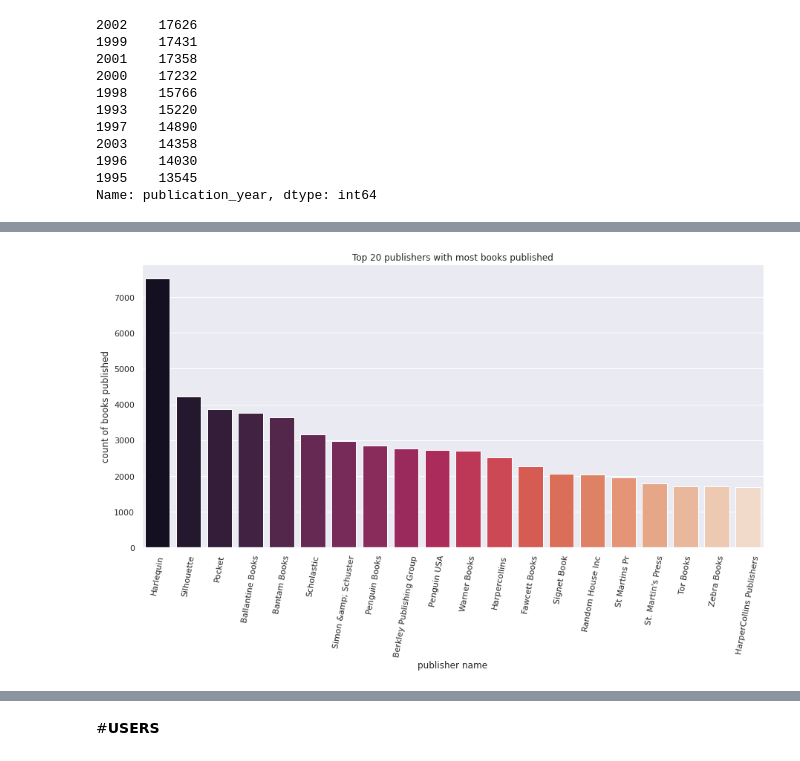
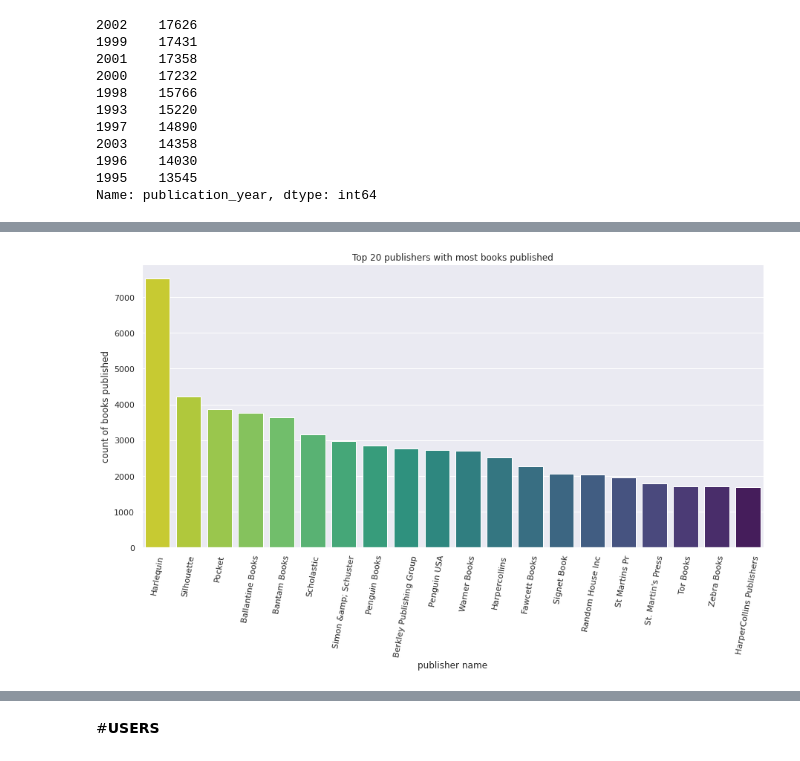
Before and after one commit to skaty5678/Book-recommendation-system, a Jupyter notebook: Book_Recommendation_System_SANJEEV_KUMAR_THAKUR.ipynb, the cells around one changed output, grey strips where cells are left out. Drawn from its saved outputs; the diff is of its cells as text; code cells hidden in the pictures.

```diff
--- a/Book_Recommendation_System_SANJEEV_KUMAR_THAKUR.ipynb
+++ b/Book_Recommendation_System_SANJEEV_KUMAR_THAKUR.ipynb
@@ -216,8 +193,9 @@ Name: publisher, dtype: int64
 # %%
 plt.subplots(figsize=(15,7))
 sns.set_theme(style="darkgrid",context = 'notebook')
-sns.barplot(x = books['publisher'].value_counts()[:20].index,y = books['publisher'].value_counts()[:20].values,palette = 'rocket').set(title = 'Top 20 publishers with most books published',xlabel = 'publisher name',ylabel = 'count of books published')
+sns.barplot(x = books['publisher'].value_counts()[:20].index,y = books['publisher'].value_counts()[:20].values,
+            palette = 'viridis_r').set(title = 'Top 20 publishers with most books published',xlabel = 'publisher name',ylabel = 'count of books published')
 plt.xticks(rotation = 80)
 plt.show()
 # %% [output]
-[figure, old version]
+[figure, new version]
```
Also changed, not shown: parts of 15 cells of this notebook.
